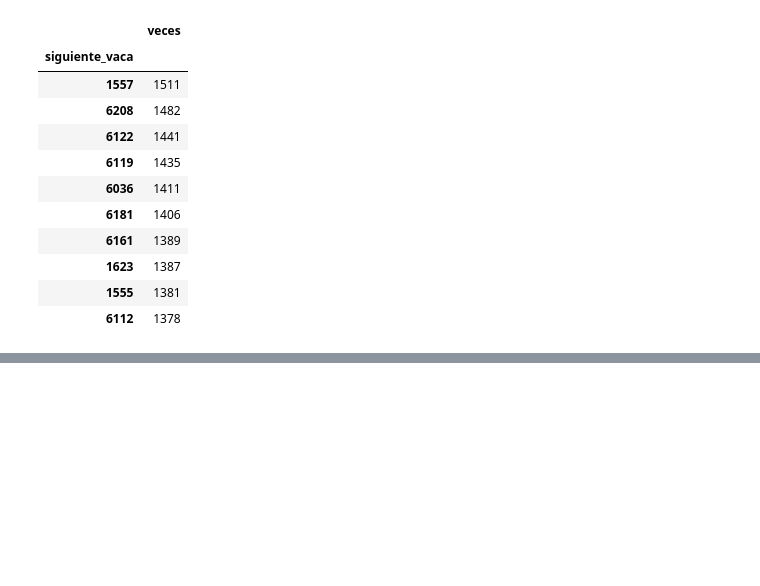
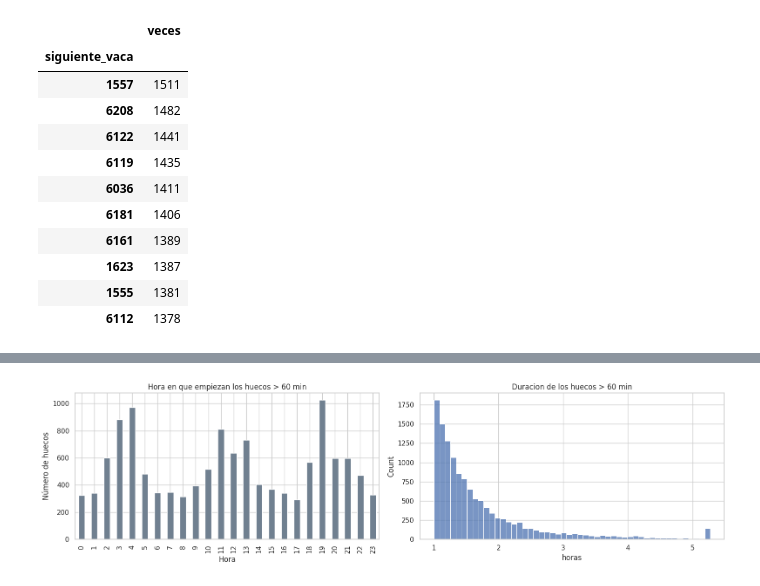
Before and after one commit to kamimartinez/VMS-prediction, a Jupyter notebook: DataUnderstanding.ipynb, the cells around one changed output, grey strips where cells are left out. Saved outputs shown, nothing was run; the diff lists cells and outputs as text; code cells hidden in the pictures; blank space fills up the shorter version.

```diff
--- a/DataUnderstanding.ipynb
+++ b/DataUnderstanding.ipynb
@@ -757,0 +837,18 @@ Top 10 vacas que entran con ≤ 2 min de espacio tras otro ordeño:
+# %%
+UMBRAL_HUECO_MIN = 60   # ajustable: tiempo sin ordeños que se considera un hueco
+
+g = df.dropna(subset=["hora_inicio", "ms", "duracion_min"]).sort_values(["ms", "hora_inicio"]).copy()
+g["fin"] = g["hora_inicio"] + pd.to_timedelta(g["duracion_min"], unit="m")
+g["siguiente_inicio"] = g.groupby("ms")["hora_inicio"].shift(-1)
+g["hueco_min"] = (g["siguiente_inicio"] - g["fin"]).dt.total_seconds() / 60
+
+huecos = g.loc[g["hueco_min"] > UMBRAL_HUECO_MIN, ["ms", "fin", "siguiente_inicio", "hueco_min", "programa_lavado"]]
+print(f"Huecos > {UMBRAL_HUECO_MIN} min: {len(huecos):,}")
+display(huecos.groupby("ms")["hueco_min"].describe(percentiles=[.5, .9, .99]).round(1))
+
+print("Huecos mas largos:")
+display(huecos.sort_values("hueco_min", ascending=False).head(15))
+
+# ¿Los huecos coinciden con un programa de lavado?
+print(f"% de ordeños con programa de lavado (general): {g['programa_lavado'].notna().mean():.1%}")
+print(f"% de ordeños con programa de lavado antes de un hueco: {huecos['programa_lavado'].notna().mean():.1%}")
@@ -757,0 +881,10 @@ Top 10 vacas que entran con ≤ 2 min de espacio tras otro ordeño:
+# %%
+fig, axes = plt.subplots(1, 2, figsize=(16, 4.5))
+huecos["fin"].dt.hour.value_counts().reindex(range(24), fill_value=0).plot.bar(ax=axes[0], color="slategray")
+axes[0].set(title=f"Hora en que empiezan los huecos > {UMBRAL_HUECO_MIN} min", xlabel="Hora", ylabel="Número de huecos")
+
+sns.histplot(huecos["hueco_min"].clip(upper=huecos["hueco_min"].quantile(.99)) / 60, bins=50, ax=axes[1])
+axes[1].set(title=f"Duracion de los huecos > {UMBRAL_HUECO_MIN} min", xlabel="horas")
+plt.tight_layout(); plt.show()
+# %% [output]
+[figure, added]
```
Also changed, not shown: parts of 51 cells of this notebook.
